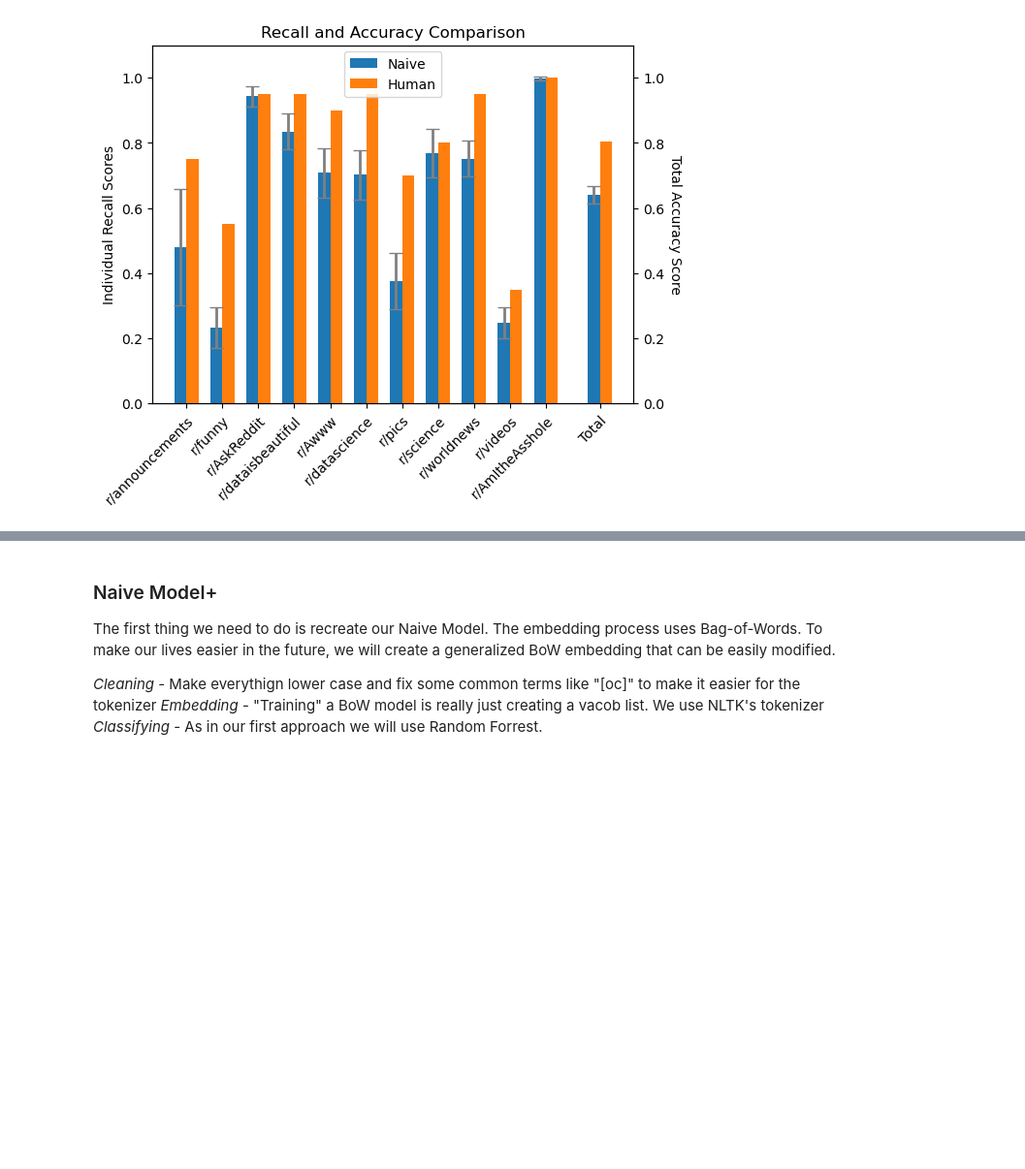
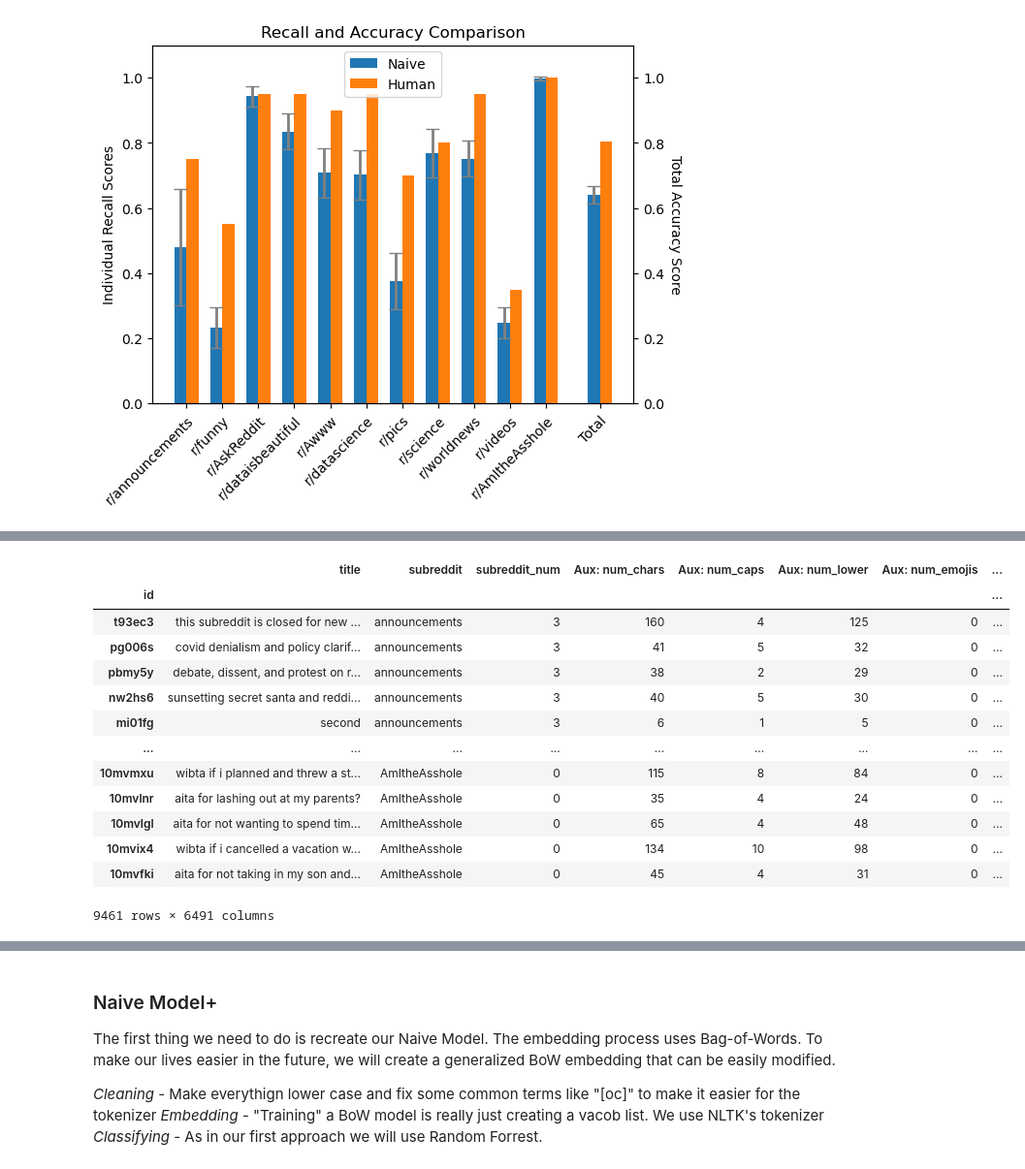
Before and after one commit to rainonej/Reddit-Projects, a Jupyter notebook: Subreddit Predictions/Model Comparison.ipynb, the cells around one changed output, grey strips where cells are left out. Shown: that part at 97% size. Saved outputs shown, nothing was run; the diff lists cells and outputs as text; code cells hidden in the pictures; blank space fills up the shorter version.

```diff
--- a/Subreddit Predictions/Model Comparison.ipynb
+++ b/Subreddit Predictions/Model Comparison.ipynb
@@ -105,0 +361,47 @@ obj.compare([ 'Naive', 'Human'], error_bars=True)
+# %%
+from nltk.probability import FreqDist
+
+def get_vocab(corpus, tokenizer=nltk.word_tokenize, num_words=False, min_frequency=2):
+    """
+    :param corpus: a Pandas Series, or other iterable of cleaned text sentences.
+    :param tokenizer: a function that takes in a sentence and outputs a list of tokens in that sentence.
+    :param num_words: If an integer is given, then this is the max number of words in the vocab.
+    :param min_frequency: If an integer is given, then this is the minimum number of times a word must appear in the corpus to be included in the vocab
+    :return: A list of all of the tokens in our vocab.
+    """
+    tokenized_corpus = [tokenizer(corpus.loc[id]['title']) for id in corpus.index]
+    flat_list = [word for sublist in tokenized_corpus for word in sublist]
+    freq_dist = FreqDist(flat_list)
+    vocab = [word for word, freq in freq_dist.items() if freq >= min_frequency]
+    if num_words:
+        vocab = sorted(vocab, key=lambda x: freq_dist[x], reverse=True)
+        vocab = vocab[:min(num_words, len(vocab))]
+    vocab.sort()
+    return vocab
+# %%
+from tqdm import tqdm
+
+training = clean_data(training)
+vocab = get_vocab(training)
+
+df = obj.ALL_FEATURES.copy()
+new_cols = {'BoW: ' + word: df['title_tokens'].apply(lambda x: Counter(x)[word]) for word in tqdm(vocab)}
+new_df = pd.concat([df, pd.DataFrame(new_cols)], axis=1)
+obj.ALL_FEATURES = new_df
+
+obj.ALL_FEATURES
+# %% [output]
+|  | title | subreddit | subreddit_num | Aux: num_chars | Aux: num_caps | Aux: num_lower | Aux: num_emojis | ... |
+| id |  |  |  |  |  |  |  | ... |
+| t93ec3 | this subreddit is closed for new ... | announcements | 3 | 160 | 4 | 125 | 0 | ... |
+| pg006s | covid denialism and policy clarif... | announcements | 3 | 41 | 5 | 32 | 0 | ... |
+| pbmy5y | debate, dissent, and protest on r... | announcements | 3 | 38 | 2 | 29 | 0 | ... |
+| nw2hs6 | sunsetting secret santa and reddi... | announcements | 3 | 40 | 5 | 30 | 0 | ... |
+| mi01fg | second | announcements | 3 | 6 | 1 | 5 | 0 | ... |
+| ... | ... | ... | ... | ... | ... | ... | ... | ... |
+| 10mvmxu | wibta if i planned and threw a st... | AmItheAsshole | 0 | 115 | 8 | 84 | 0 | ... |
+| 10mvlnr | aita for lashing out at my parents? | AmItheAsshole | 0 | 35 | 4 | 24 | 0 | ... |
+| 10mvlgl | aita for not wanting to spend tim... | AmItheAsshole | 0 | 65 | 4 | 48 | 0 | ... |
+| 10mvix4 | wibta if i cancelled a vacation w... | AmItheAsshole | 0 | 134 | 10 | 98 | 0 | ... |
+| 10mvfki | aita for not taking in my son and... | AmItheAsshole | 0 | 45 | 4 | 31 | 0 | ... |
+9461 rows × 6491 columns
```
Also changed, not shown: parts of 57 cells of this notebook, 2 other files.
